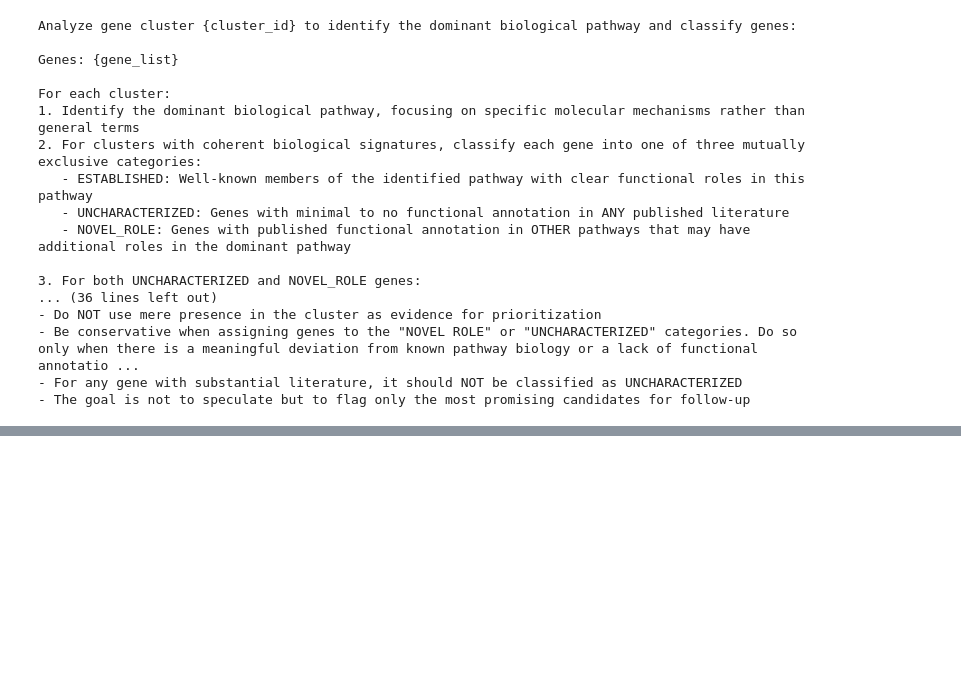
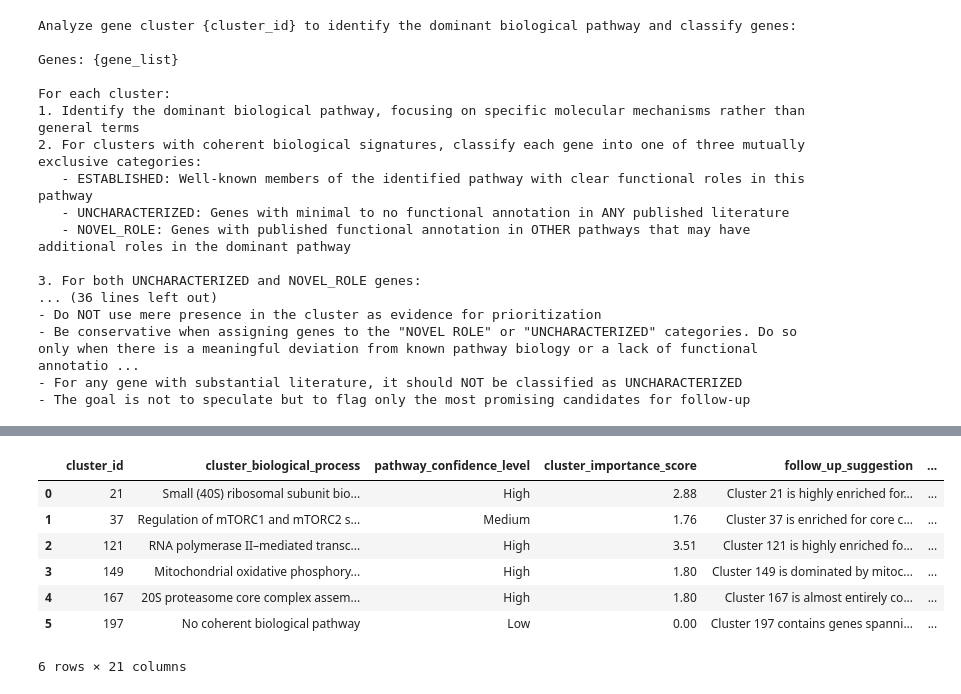
Before and after one commit to cheeseman-lab/mozzarellm, a Jupyter notebook: examples/example_notebook.ipynb, the cells around one changed output, grey strips where cells are left out. Saved outputs shown, nothing was run; the diff lists cells and outputs as text; code cells hidden in the pictures; blank space fills up the shorter version.

```diff
--- a/examples/example_notebook.ipynb
+++ b/examples/example_notebook.ipynb
@@ -137,0 +143,11 @@ Added 33 gene feature descriptions to prompt
+# %%
+openai_results['cluster_df']
+# %% [output]
+|  | cluster_id | cluster_biological_process | pathway_confidence_level | cluster_importance_score | follow_up_suggestion | ... |
+| 0 | 21 | Small (40S) ribosomal subunit bio... | High | 2.88 | Cluster 21 is highly enriched for... | ... |
+| 1 | 37 | Regulation of mTORC1 and mTORC2 s... | Medium | 1.76 | Cluster 37 is enriched for core c... | ... |
+| 2 | 121 | RNA polymerase II–mediated transc... | High | 3.51 | Cluster 121 is highly enriched fo... | ... |
+| 3 | 149 | Mitochondrial oxidative phosphory... | High | 1.80 | Cluster 149 is dominated by mitoc... | ... |
+| 4 | 167 | 20S proteasome core complex assem... | High | 1.80 | Cluster 167 is almost entirely co... | ... |
+| 5 | 197 | No coherent biological pathway | Low | 0.00 | Cluster 197 contains genes spanni... | ... |
+6 rows × 21 columns
```
Also changed, not shown: parts of 6 cells of this notebook, 5 other files.
